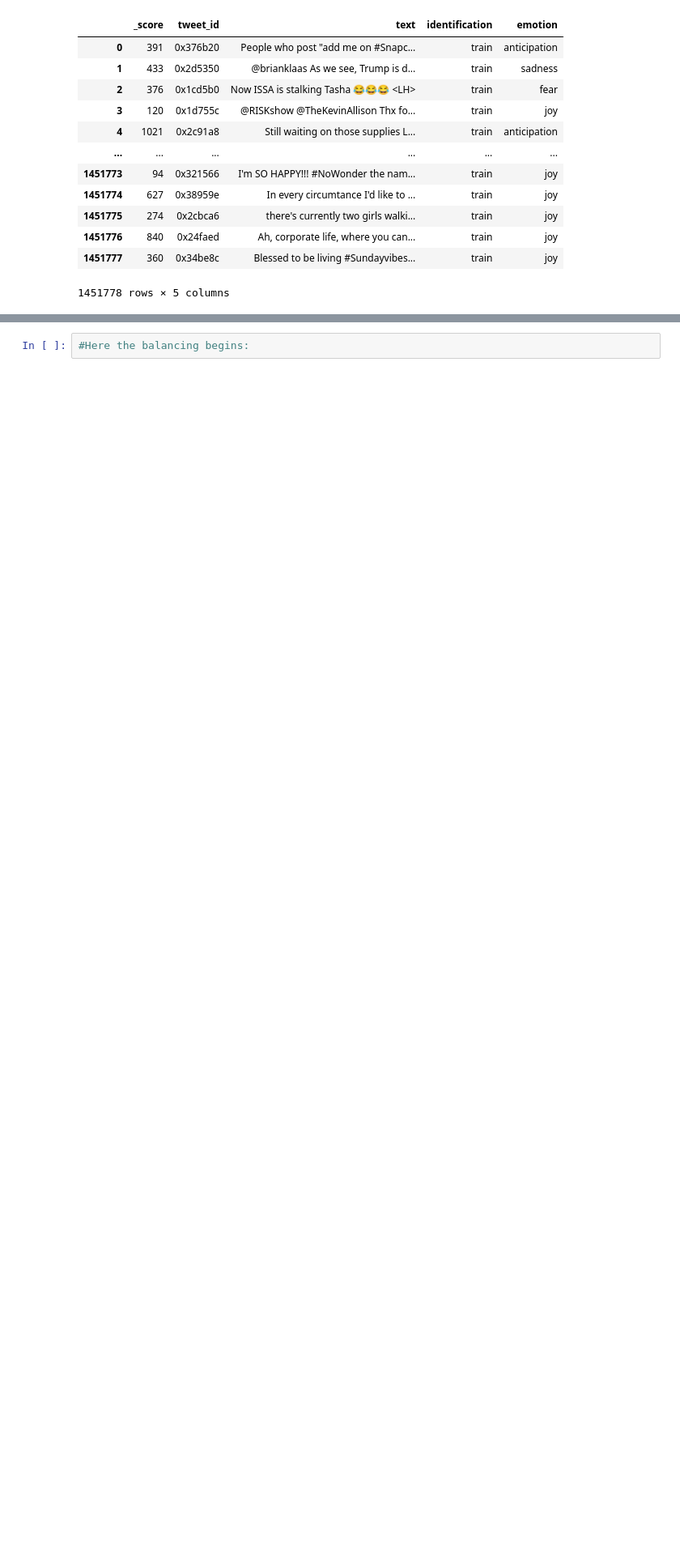
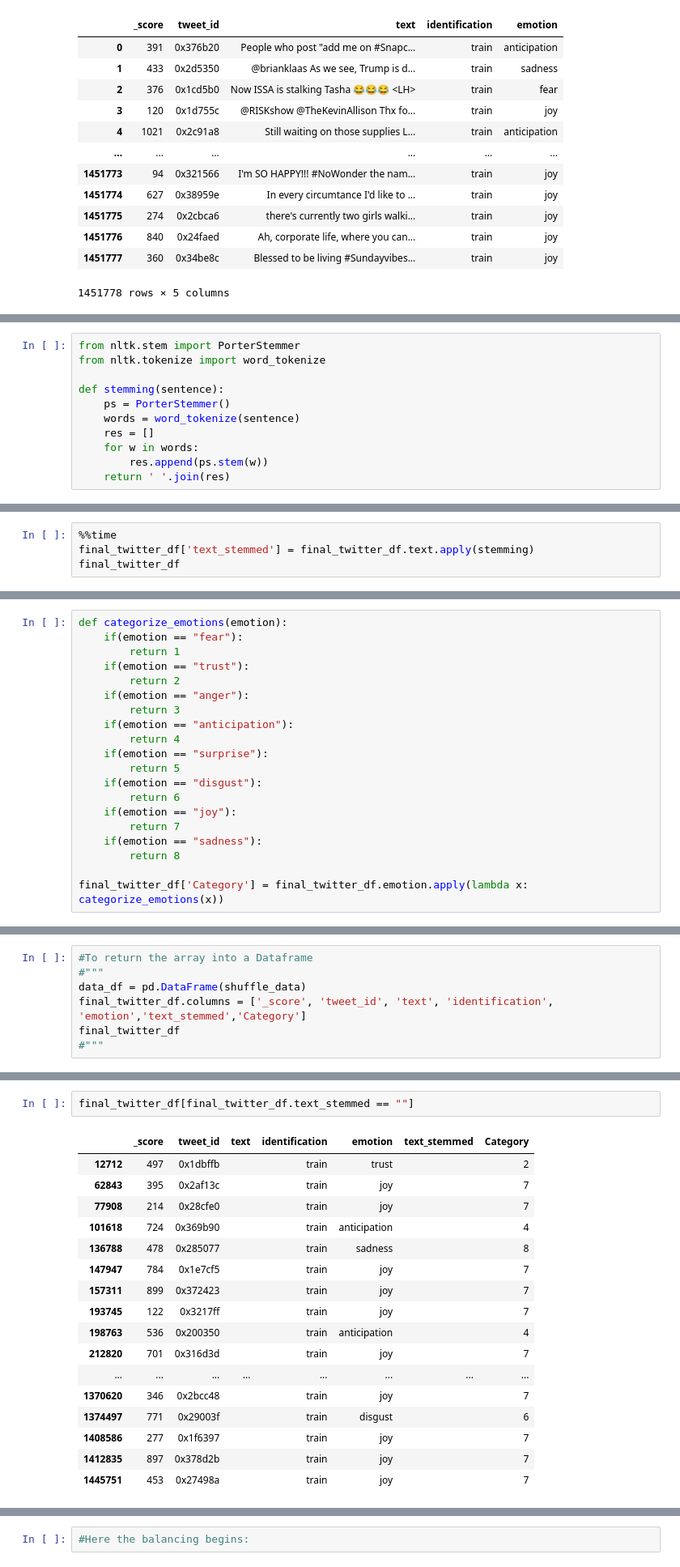
Before and after one commit to alexcortes18/DM2021-Lab2-HW2, a Jupyter notebook: Kaggle/dm2021-lab2-hw2/Kaggle Competition Preprocessing.ipynb, the cells around one changed output, grey strips where cells are left out. Shown at 81% size. Drawn from its saved outputs; the diff is of its cells as text; blank space fills up the shorter version.

```diff
--- a/Kaggle/dm2021-lab2-hw2/Kaggle Competition Preprocessing.ipynb
+++ b/Kaggle/dm2021-lab2-hw2/Kaggle Competition Preprocessing.ipynb
@@ -341,0 +378,11 @@ surprise has 48205 of elements, making it 3.32% of the dataset
+# %%
+from nltk.stem import PorterStemmer
+from nltk.tokenize import word_tokenize
+
+def stemming(sentence):
+    ps = PorterStemmer()
+    words = word_tokenize(sentence)
+    res = []
+    for w in words:
+        res.append(ps.stem(w))
+    return ' '.join(res)
@@ -341,0 +391,4 @@ surprise has 48205 of elements, making it 3.32% of the dataset
+# %%
+%%time
+final_twitter_df['text_stemmed'] = final_twitter_df.text.apply(stemming)
+final_twitter_df
@@ -341,0 +409,20 @@ surprise has 48205 of elements, making it 3.32% of the dataset
+# %%
+def categorize_emotions(emotion):
+    if(emotion == "fear"):
+        return 1
+    if(emotion == "trust"):
+        return 2
+    if(emotion == "anger"):
+        return 3
+    if(emotion == "anticipation"):
+        return 4
+    if(emotion == "surprise"):
+        return 5
+    if(emotion == "disgust"):
+        return 6
+    if(emotion == "joy"):
+        return 7
+    if(emotion == "sadness"):
+        return 8
+
+final_twitter_df['Category'] = final_twitter_df.emotion.apply(lambda x: categorize_emotions(x))
@@ -365,0 +502,7 @@ array(['joy', 'trust', 'trust', ..., 'joy', 'disgust', 'sadness'],
+# %%
+#To return the array into a Dataframe
+#"""
+data_df = pd.DataFrame(shuffle_data)
+final_twitter_df.columns = ['_score', 'tweet_id', 'text', 'identification', 'emotion','text_stemmed','Category']
+final_twitter_df
+#"""
@@ -365,0 +523,20 @@ array(['joy', 'trust', 'trust', ..., 'joy', 'disgust', 'sadness'],
+# %%
+final_twitter_df[final_twitter_df.text_stemmed == ""]
+# %% [output]
+|  | _score | tweet_id | text | identification | emotion | text_stemmed | Category |
+| 12712 | 497 | 0x1dbffb |  | train | trust |  | 2 |
+| 62843 | 395 | 0x2af13c |  | train | joy |  | 7 |
+| 77908 | 214 | 0x28cfe0 |  | train | joy |  | 7 |
+| 101618 | 724 | 0x369b90 |  | train | anticipation |  | 4 |
+| 136788 | 478 | 0x285077 |  | train | sadness |  | 8 |
+| 147947 | 784 | 0x1e7cf5 |  | train | joy |  | 7 |
+| 157311 | 899 | 0x372423 |  | train | joy |  | 7 |
+| 193745 | 122 | 0x3217ff |  | train | joy |  | 7 |
+| 198763 | 536 | 0x200350 |  | train | anticipation |  | 4 |
+| 212820 | 701 | 0x316d3d |  | train | joy |  | 7 |
+| ... | ... | ... | ... | ... | ... | ... | ... |
+| 1370620 | 346 | 0x2bcc48 |  | train | joy |  | 7 |
+| 1374497 | 771 | 0x29003f |  | train | disgust |  | 6 |
+| 1408586 | 277 | 0x1f6397 |  | train | joy |  | 7 |
+| 1412835 | 897 | 0x378d2b |  | train | joy |  | 7 |
+| 1445751 | 453 | 0x27498a |  | train | joy |  | 7 |
```
Also changed, not shown: parts of 62 cells of this notebook, 10 other files.
